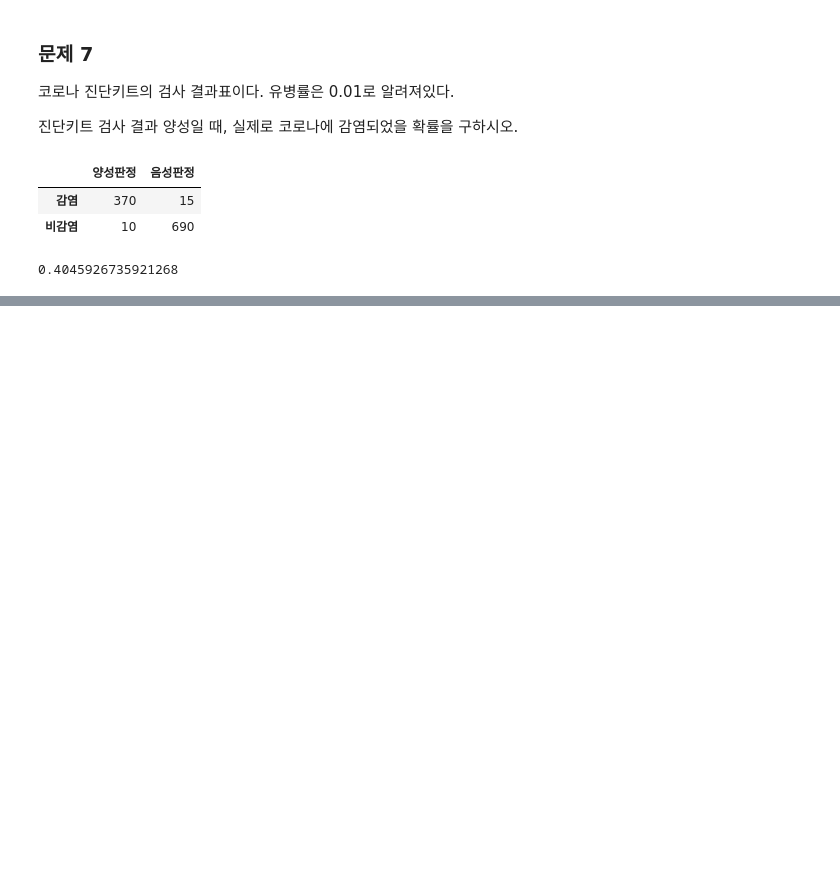
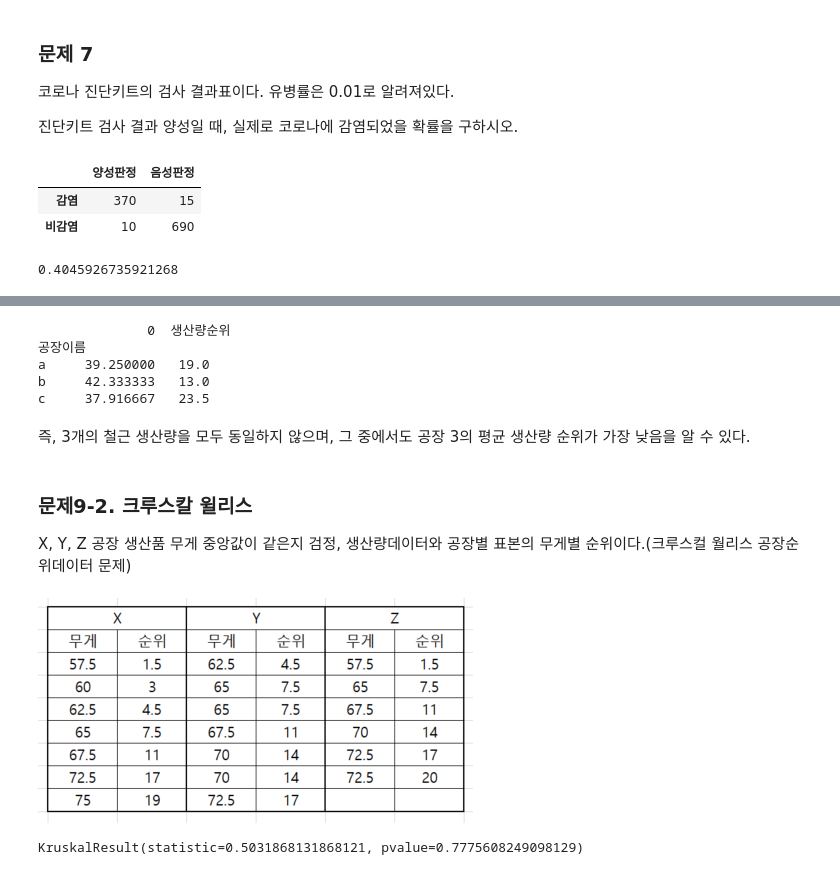
Before and after one commit to teng-ny/ADPStudy, a Jupyter notebook: ADP시험복기/(문제) 부호순위검정.ipynb, the cells around one changed output, grey strips where cells are left out. Saved outputs shown, nothing was run; the diff lists cells and outputs as text; code cells hidden in the pictures; blank space fills up the shorter version.

```diff
--- a/ADP시험복기/(문제) 부호순위검정.ipynb
+++ b/ADP시험복기/(문제) 부호순위검정.ipynb
@@ -342,0 +428,20 @@ a/(a+b)
+# %%
+print(data.groupby("공장이름").mean())
+# %% [output]
+              0  생산량순위
+공장이름
+a     39.250000   19.0
+b     42.333333   13.0
+c     37.916667   23.5
+# %% [markdown]
+즉, 3개의 철근 생산량을 모두 동일하지 않으며, 그 중에서도 공장 3의 평균 생산량 순위가 가장 낮음을 알 수 있다.
+# %% [markdown]
+### 문제9-2. 크루스칼 윌리스
+X, Y, Z 공장 생산품 무게 중앙값이 같은지 검정, 생산량데이터와 공장별 표본의 무게별 순위이다.(크루스컬 월리스 공장순위데이터 문제)
+# %%
+from PIL import Image
+image = Image.open("다운로드.png")
+# %%
+image
+# %% [output]
+[figure, added]
@@ -342,0 +452,5 @@ a/(a+b)
+# %%
+print(kruskal(x, y, z))
+# p-value가 0.05보다 크기때문에 귀무가설을 기각할 수 없다. 즉 x,y,z의 중앙값은 같다.
+# %% [output]
+KruskalResult(statistic=0.5031868131868121, pvalue=0.7775608249098129)
```
Also changed, not shown: parts of 16 cells of this notebook.
